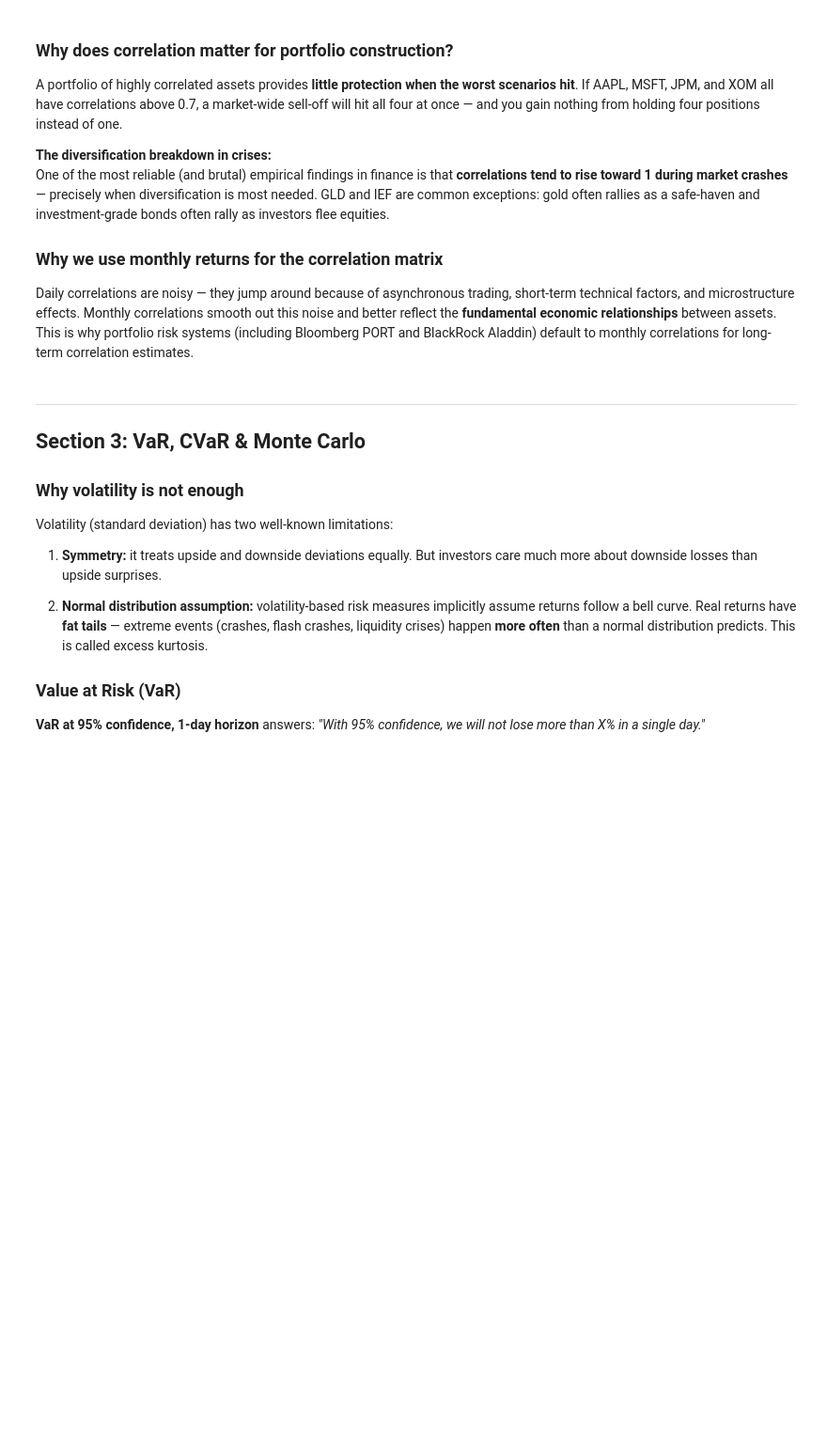
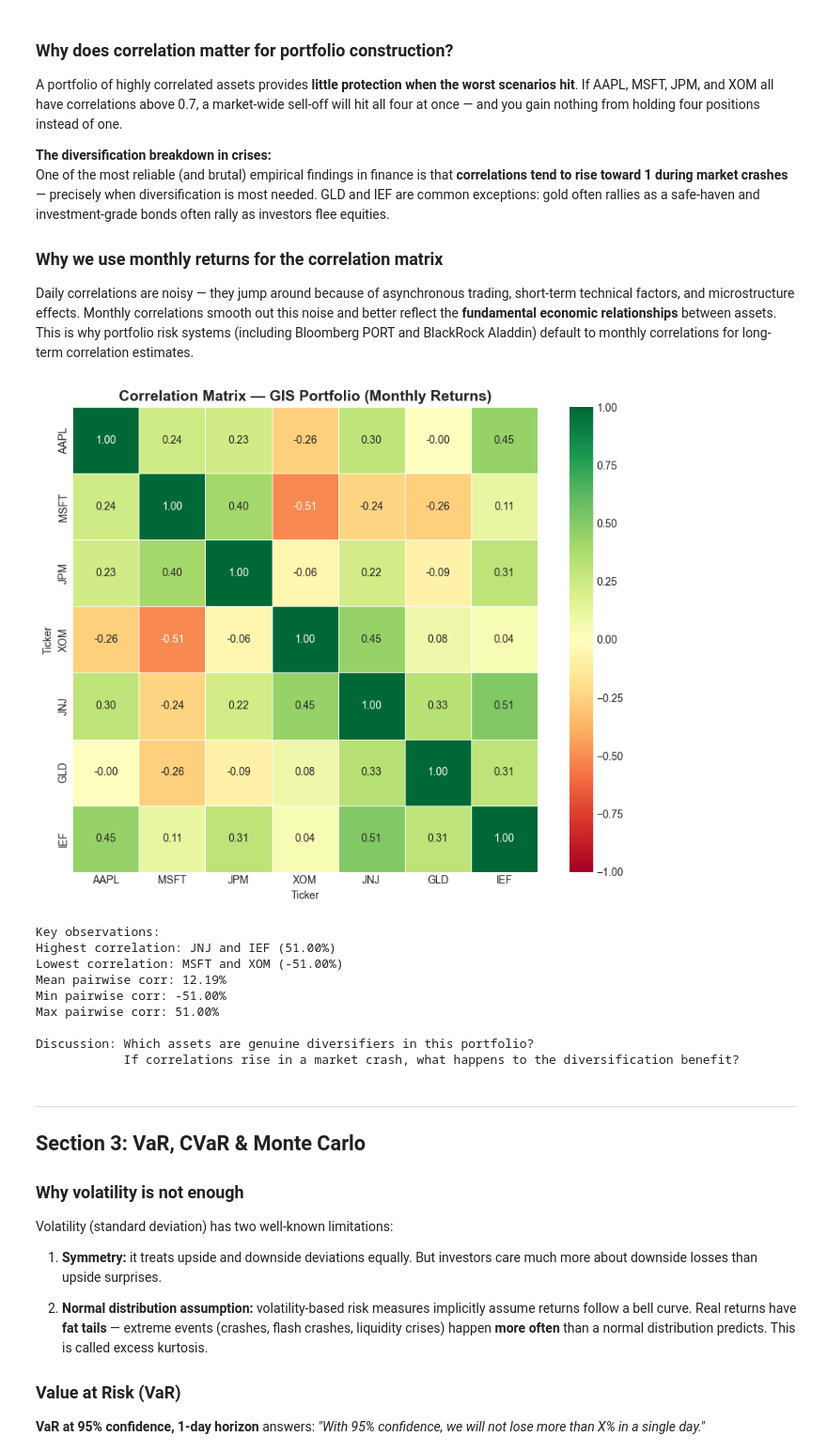
Before and after one commit to kostis-christodoulou/SAB_Invest, a Jupyter notebook: session02_01_portfolio_analytics_risk_metrics.ipynb, the cells around one changed output. Shown at 94% size. Drawn from its saved outputs; the diff is of its cells as text; code cells hidden in the pictures; blank space fills up the shorter version.

```diff
--- a/session02_01_portfolio_analytics_risk_metrics.ipynb
+++ b/session02_01_portfolio_analytics_risk_metrics.ipynb
@@ -569,41 +636,72 @@ corr_matrix = (
 
 fig, ax = plt.subplots(figsize=(9, 7))
 
 sns.heatmap(
     corr_matrix,
     annot=True,            # show the correlation value in each cell
     fmt='.2f',             # format as 2 decimal places
     cmap='RdYlGn',         # Red = negative correlation, Yellow = zero, Green = positive
     vmin=-1,               # fix the colour scale minimum at -1
     vmax=1,                # fix the colour scale maximum at +1
     center=0,              # centre the colour scale at 0 (no correlation)
     square=True,           # force each cell to be square
     linewidths=0.5,        # thin lines between cells
     ax=ax,
 )
 
 ax.set_title(
     'Correlation Matrix — GIS Portfolio (Monthly Returns)',
     fontsize=14, fontweight='bold',
 )
 
 plt.tight_layout()
 plt.show()
 
-print()
+
+# Find the pair with the highest correlation (ignoring self-correlation on diagonal)
 print('Key observations:')
 
-# Find the pair with the highest correlation (ignoring self-correlation on diagonal)
-corr_no_diag = corr_matrix.copy()
-np.fill_diagonal(corr_no_diag.values, np.nan)   # replace 1.0 diagonal with NaN
-max_corr_pair = corr_no_diag.stack().idxmax()   # find the index of the maximum value
-min_corr_pair = corr_no_diag.stack().idxmin()   # find the index of the minimum value
 
-print(f'  Most correlated pair:   {max_corr_pair[0]} / {max_corr_pair[1]}  ({corr_no_diag.loc[max_corr_pair]:.2f})')
-print(f'  Least correlated pair:  {min_corr_pair[0]} / {min_corr_pair[1]}  ({corr_no_diag.loc[min_corr_pair]:.2f})')
+corr_array = corr_matrix.values.copy()  # Writable
+np.fill_diagonal(corr_array, np.nan)
+corr_no_diag = pd.DataFrame(corr_array, index=corr_matrix.index, columns=corr_matrix.columns)
+max_corr_pair = corr_no_diag.stack().idxmax()
+min_corr_pair = corr_no_diag.stack().idxmin()
+
+
+# Off-diagonal correlations (fixed mask)
+stacked_corr = corr_matrix.stack()
+
+# Boolean mask: exclude diagonal (where row index == col index)
+is_diagonal = stacked_corr.index.map(lambda x: x[0] == x[1])
+off_diag_corr = stacked_corr[~is_diagonal]
+
+# Get pairs and stats
+max_corr_pair = off_diag_corr.idxmax()
+min_corr_pair = off_diag_corr.idxmin()
+
+print(f'Highest correlation: {max_corr_pair[0]} and {max_corr_pair[1]} ({off_diag_corr[max_corr_pair]:.2%})')
+print(f'Lowest correlation: {min_corr_pair[0]} and {min_corr_pair[1]} ({off_diag_corr[min_corr_pair]:.2%})')
+print(f'Mean pairwise corr: {off_diag_corr.mean():.2%}')
+print(f'Min pairwise corr: {off_diag_corr.min():.2%}')
+print(f'Max pairwise corr: {off_diag_corr.max():.2%}')
+
+
+
 print()
 print('Discussion: Which assets are genuine diversifiers in this portfolio?')
 print('            If correlations rise in a market crash, what happens to the diversification benefit?')
+# %% [output]
+[figure, added]
+Key observations:
+Highest correlation: JNJ and IEF (51.00%)
+Lowest correlation: MSFT and XOM (-51.00%)
+Mean pairwise corr: 12.19%
+Min pairwise corr: -51.00%
+Max pairwise corr: 51.00%
+
+Discussion: Which assets are genuine diversifiers in this portfolio?
+            If correlations rise in a market crash, what happens to the diversification benefit?
 # %% [markdown]
 ---
 ## Section 3: VaR, CVaR & Monte Carlo
```
Also changed, not shown: parts of 17 cells of this notebook, 8 other files.
